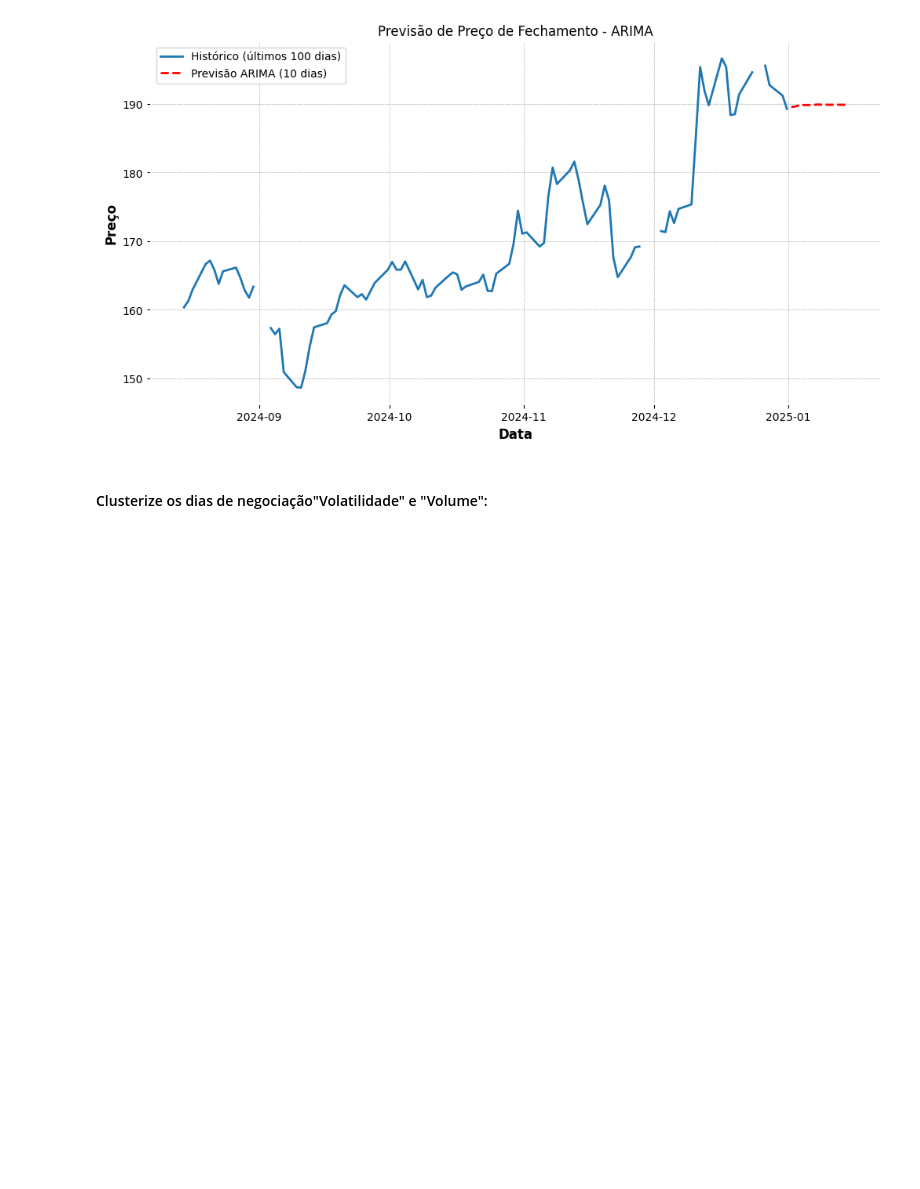
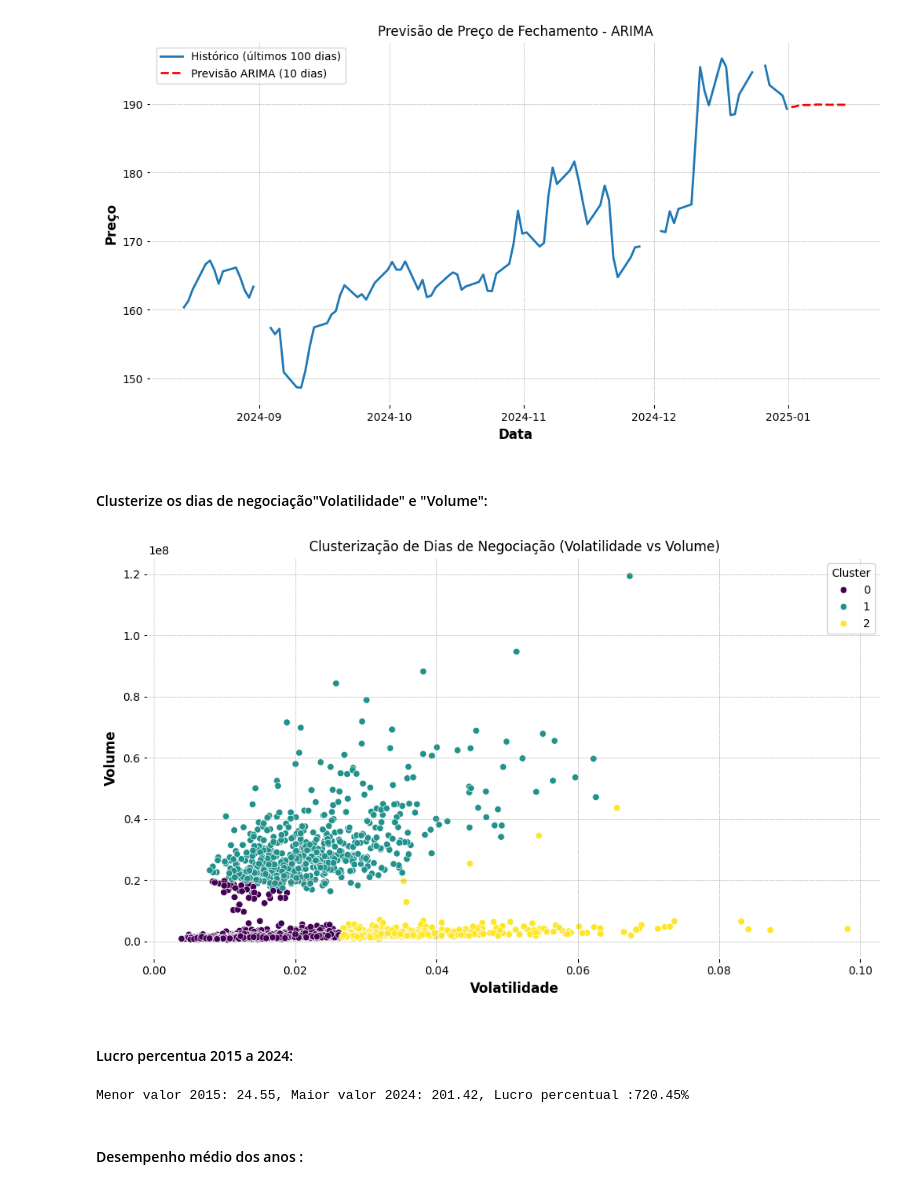
Before and after one commit to lcpcpog/kaggle, a Jupyter notebook: financeiro.ipynb, the cells around one changed output. Saved outputs shown, nothing was run; the diff lists cells and outputs as text; code cells hidden in the pictures; blank space fills up the shorter version.

```diff
--- a/financeiro.ipynb
+++ b/financeiro.ipynb
@@ -188,31 +175,21 @@ with sns.axes_style('whitegrid'):
 # %% [markdown]
 #### Modelos ARIMA para prever o preço de fechamento nos próximos 10 dias:
 # %%
-import pandas as pd
-import matplotlib.pyplot as plt
-from statsmodels.tsa.arima.model import ARIMA
+df_data = df.copy()
+df_data.set_index('Date', inplace=True)
 
-# Garantir que a coluna Date é datetime e está como índice
-df['Date'] = pd.to_datetime(df['Date'])
-df.set_index('Date', inplace=True)
+df_data = df_data.asfreq('B')
 
-# Define frequência (B = dias úteis)
-df = df.asfreq('B')
+fechamento = df_data['Close']
 
-# Selecionar apenas o fechamento
-fechamento = df['Close']
-
-# Criar e treinar o modelo ARIMA (parâmetros p,d,q escolhidos manualmente aqui como exemplo)
 modelo = ARIMA(fechamento, order=(5,1,0))
 modelo_treinado = modelo.fit()
 
-# Fazer previsão para os próximos 10 dias
 previsao = modelo_treinado.forecast(steps=10)
 
-# Criar DataFrame com previsões
 datas_previstas = pd.date_range(start=fechamento.index[-1] + pd.Timedelta(days=1), periods=10, freq='B')  # dias úteis
 df_previsao = pd.DataFrame({'Close_Previsto': previsao}, index=datas_previstas)
-df = df.asfreq('B')
+df_data = df_data.asfreq('B')
 
 plt.figure(figsize=(12,6))
 plt.plot(fechamento[-100:], label='Histórico (últimos 100 dias)')
@@ -228,39 +205,43 @@ plt.show()
 # %% [markdown]
 #### Clusterize os dias de negociação"Volatilidade" e "Volume":
 # %%
-import pandas as pd
-import matplotlib.pyplot as plt
-import seaborn as sns
-from sklearn.preprocessing import StandardScaler
-from sklearn.cluster import KMeans
-
-# Criar df_cluster a partir das colunas necessárias
 df_cluster = df[['High', 'Low', 'Close', 'Volume']].copy()
 
-# Calcular volatilidade
+
 df_cluster['Volatilidade'] = (df_cluster['High'] - df_cluster['Low']) / df_cluster['Close']
 
-# Selecionar features
+df_cluster = df_cluster.replace([np.inf, -np.inf], np.nan).fillna(0)
+
+
 features = df_cluster[['Volatilidade', 'Volume']]
 
-# Preencher valores faltantes com zero
-df_cluster = df_cluster.fillna(0)
-
-# Normalizar dados
 scaler = StandardScaler()
 features_scaled = scaler.fit_transform(features)
 
-# Rodar K-Means
 kmeans = KMeans(n_clusters=3, random_state=42)
 df_cluster['Cluster'] = kmeans.fit_predict(features_scaled)
 
-# Plot
 plt.figure(figsize=(10, 6))
-sns.scatterplot(x='Volatilidade', y='Volume', hue='Cluster',
-                palette='viridis', data=df_cluster)
+sns.scatterplot(x='Volatilidade', y='Volume', hue='Cluster',palette='viridis', data=df_cluster)
 plt.title('Clusterização de Dias de Negociação (Volatilidade vs Volume)')
 plt.xlabel('Volatilidade')
 plt.ylabel('Volume')
 plt.grid(True)
 plt.tight_layout()
 plt.show()
+# %% [output]
+[figure, added]
+# %% [markdown]
+#### Lucro percentua 2015 a 2024:
+# %%
+low_2015 = df_data.loc['2015','Low'].min()
+
+high_2024 = df_data.loc['2024','High'].max()
+
+lucro_percentual = ((high_2024 - low_2015) / low_2015) * 100
+
+print(f'Menor valor 2015: {low_2015:.2f}, Maior valor 2024: {high_2024:.2f}, Lucro percentual :{lucro_percentual:.2f}%')
+# %% [output]
+Menor valor 2015: 24.55, Maior valor 2024: 201.42, Lucro percentual :720.45%
+# %% [markdown]
+####  Desempenho médio dos anos :
```
Also changed, not shown: parts of 12 cells of this notebook.
